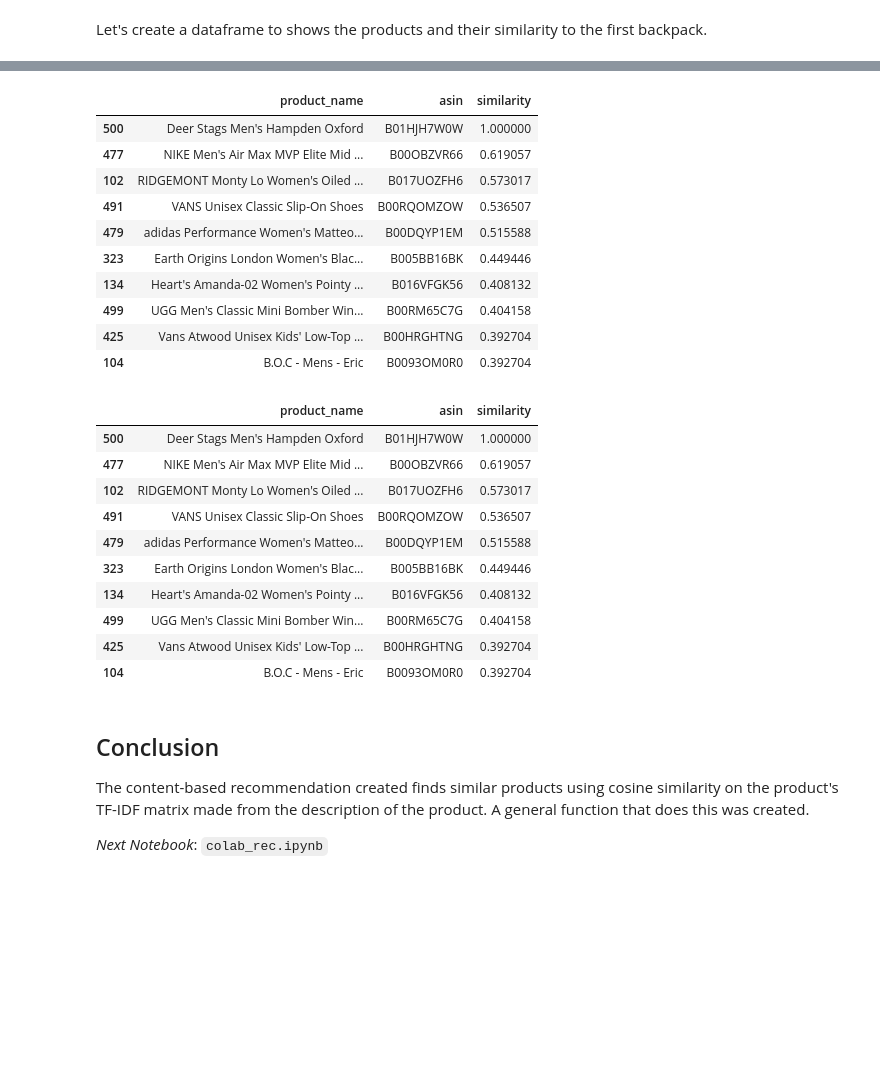
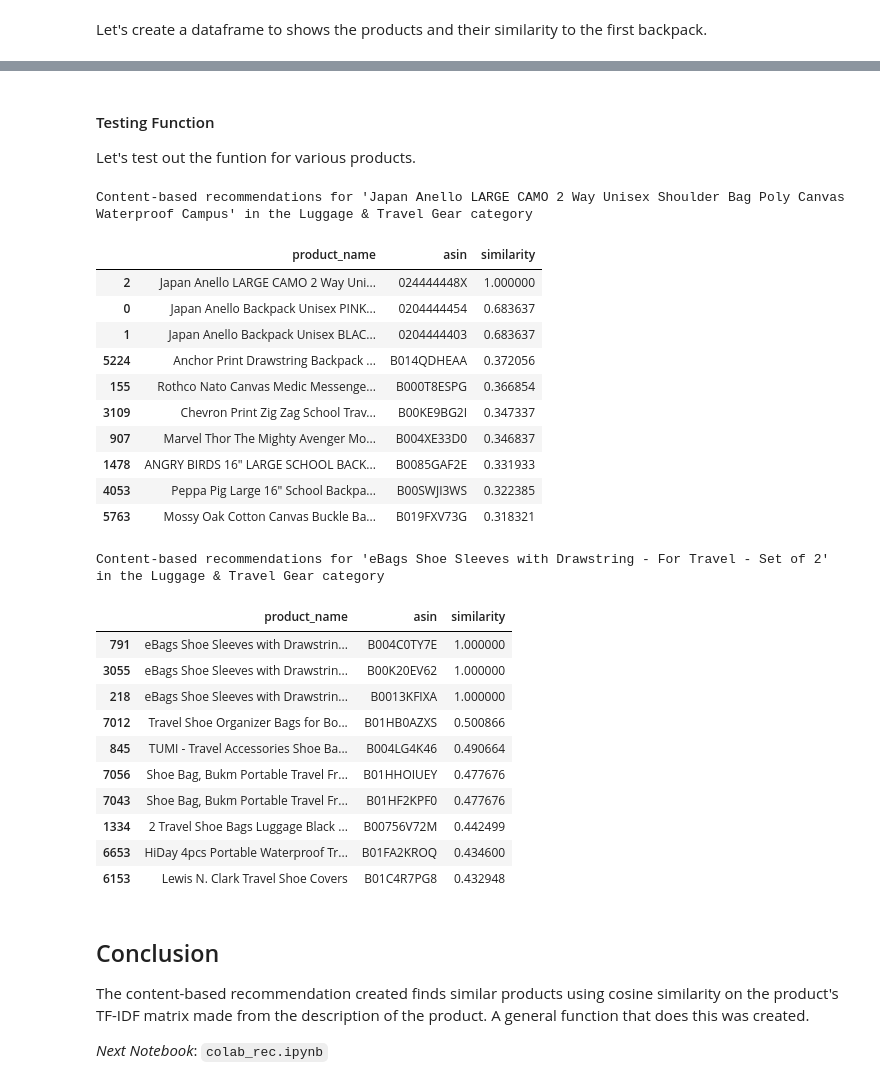
Before and after one commit to mkelsayed/ClothingRecommendationSystem, a Jupyter notebook: content_rec.ipynb, the cells around one changed output, grey strips where cells are left out. Cells and saved outputs as stored; diff of their text form; code cells hidden in the pictures; blank space fills up the shorter version.

```diff
--- a/content_rec.ipynb
+++ b/content_rec.ipynb
@@ -212,31 +277,36 @@ content_recommender_cosine('Japan Anello Backpack Unisex PINK BEIGE LARGE PU LEA
-# %%
-content_recommender_cosine("Deer Stags Men's Hampden Oxford", products_df, 'maincat_Shoes')
-# %% [output]
-|  | product_name | asin | similarity |
-| 500 | Deer Stags Men's Hampden Oxford | B01HJH7W0W | 1.000000 |
-| 477 | NIKE Men's Air Max MVP Elite Mid ... | B00OBZVR66 | 0.619057 |
-| 102 | RIDGEMONT Monty Lo Women's Oiled ... | B017UOZFH6 | 0.573017 |
-| 491 | VANS Unisex Classic Slip-On Shoes | B00RQOMZOW | 0.536507 |
-| 479 | adidas Performance Women's Matteo... | B00DQYP1EM | 0.515588 |
-| 323 | Earth Origins London Women's Blac... | B005BB16BK | 0.449446 |
-| 134 | Heart's Amanda-02 Women's Pointy ... | B016VFGK56 | 0.408132 |
-| 499 | UGG Men's Classic Mini Bomber Win... | B00RM65C7G | 0.404158 |
-| 425 | Vans Atwood Unisex Kids' Low-Top ... | B00HRGHTNG | 0.392704 |
-| 104 | B.O.C - Mens - Eric | B0093OM0R0 | 0.392704 |
-# %%
-content_recommender_cosine("content_recommender_cosine("Deer Stags Men's Hampden Oxford", products_df, 'maincat_Shoes')", products_df, 'maincat_Shoes')
-# %% [output]
-|  | product_name | asin | similarity |
-| 500 | Deer Stags Men's Hampden Oxford | B01HJH7W0W | 1.000000 |
-| 477 | NIKE Men's Air Max MVP Elite Mid ... | B00OBZVR66 | 0.619057 |
-| 102 | RIDGEMONT Monty Lo Women's Oiled ... | B017UOZFH6 | 0.573017 |
-| 491 | VANS Unisex Classic Slip-On Shoes | B00RQOMZOW | 0.536507 |
-| 479 | adidas Performance Women's Matteo... | B00DQYP1EM | 0.515588 |
-| 323 | Earth Origins London Women's Blac... | B005BB16BK | 0.449446 |
-| 134 | Heart's Amanda-02 Women's Pointy ... | B016VFGK56 | 0.408132 |
-| 499 | UGG Men's Classic Mini Bomber Win... | B00RM65C7G | 0.404158 |
-| 425 | Vans Atwood Unisex Kids' Low-Top ... | B00HRGHTNG | 0.392704 |
-| 104 | B.O.C - Mens - Eric | B0093OM0R0 | 0.392704 |
+# %% [markdown]
+#### Testing Function
+Let's test out the funtion for various products.
+# %%
+content_recommender_cosine('024444448X')
+# %% [output]
+Content-based recommendations for 'Japan Anello LARGE CAMO 2 Way Unisex Shoulder Bag Poly Canvas Waterproof Campus' in the Luggage & Travel Gear category
+|  | product_name | asin | similarity |
+| 2 | Japan Anello LARGE CAMO 2 Way Uni... | 024444448X | 1.000000 |
+| 0 | Japan Anello Backpack Unisex PINK... | 0204444454 | 0.683637 |
+| 1 | Japan Anello Backpack Unisex BLAC... | 0204444403 | 0.683637 |
+| 5224 | Anchor Print Drawstring Backpack ... | B014QDHEAA | 0.372056 |
+| 155 | Rothco Nato Canvas Medic Messenge... | B000T8ESPG | 0.366854 |
+| 3109 | Chevron Print Zig Zag School Trav... | B00KE9BG2I | 0.347337 |
+| 907 | Marvel Thor The Mighty Avenger Mo... | B004XE33D0 | 0.346837 |
+| 1478 | ANGRY BIRDS 16" LARGE SCHOOL BACK... | B0085GAF2E | 0.331933 |
+| 4053 | Peppa Pig Large 16" School Backpa... | B00SWJI3WS | 0.322385 |
+| 5763 | Mossy Oak Cotton Canvas Buckle Ba... | B019FXV73G | 0.318321 |
+# %%
+content_recommender_cosine('B004C0TY7E')
+# %% [output]
+Content-based recommendations for 'eBags Shoe Sleeves with Drawstring - For Travel - Set of 2' in the Luggage & Travel Gear category
+|  | product_name | asin | similarity |
+| 791 | eBags Shoe Sleeves with Drawstrin... | B004C0TY7E | 1.000000 |
+| 3055 | eBags Shoe Sleeves with Drawstrin... | B00K20EV62 | 1.000000 |
+| 218 | eBags Shoe Sleeves with Drawstrin... | B0013KFIXA | 1.000000 |
+| 7012 | Travel Shoe Organizer Bags for Bo... | B01HB0AZXS | 0.500866 |
+| 845 | TUMI - Travel Accessories Shoe Ba... | B004LG4K46 | 0.490664 |
+| 7056 | Shoe Bag, Bukm Portable Travel Fr... | B01HHOIUEY | 0.477676 |
+| 7043 | Shoe Bag, Bukm Portable Travel Fr... | B01HF2KPF0 | 0.477676 |
+| 1334 | 2 Travel Shoe Bags Luggage Black ... | B00756V72M | 0.442499 |
+| 6653 | HiDay 4pcs Portable Waterproof Tr... | B01FA2KROQ | 0.434600 |
+| 6153 | Lewis N. Clark Travel Shoe Covers | B01C4R7PG8 | 0.432948 |
 # %% [markdown]
 ## Conclusion <a class="anchor" id="conc"></a>
 
```
Also changed, not shown: parts of 19 cells of this notebook.
